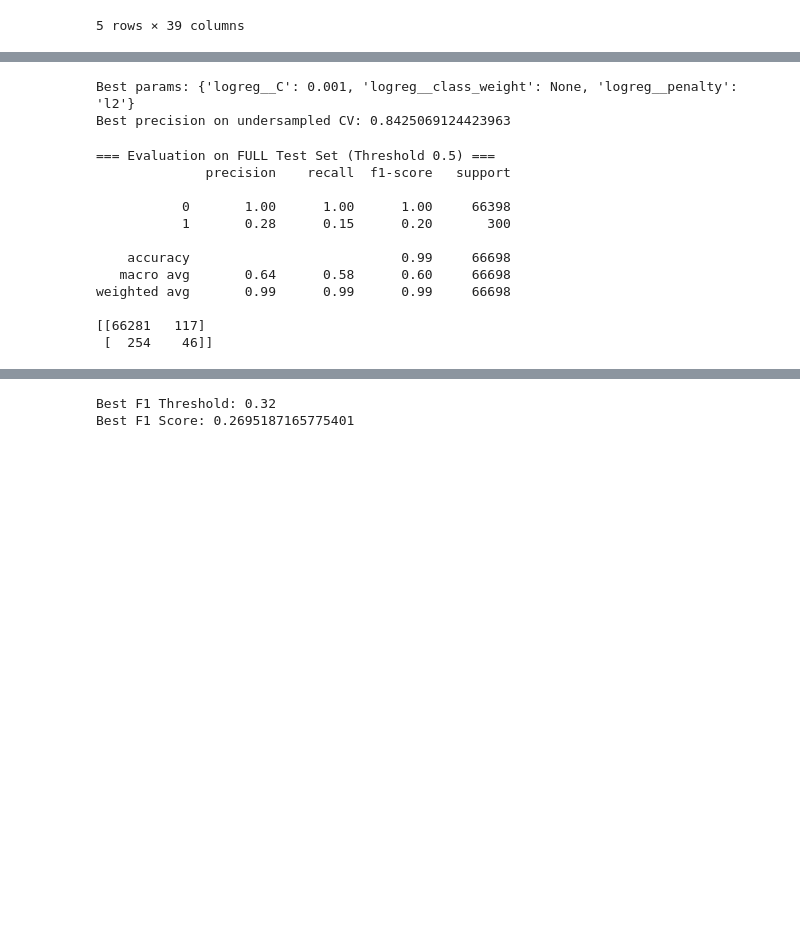
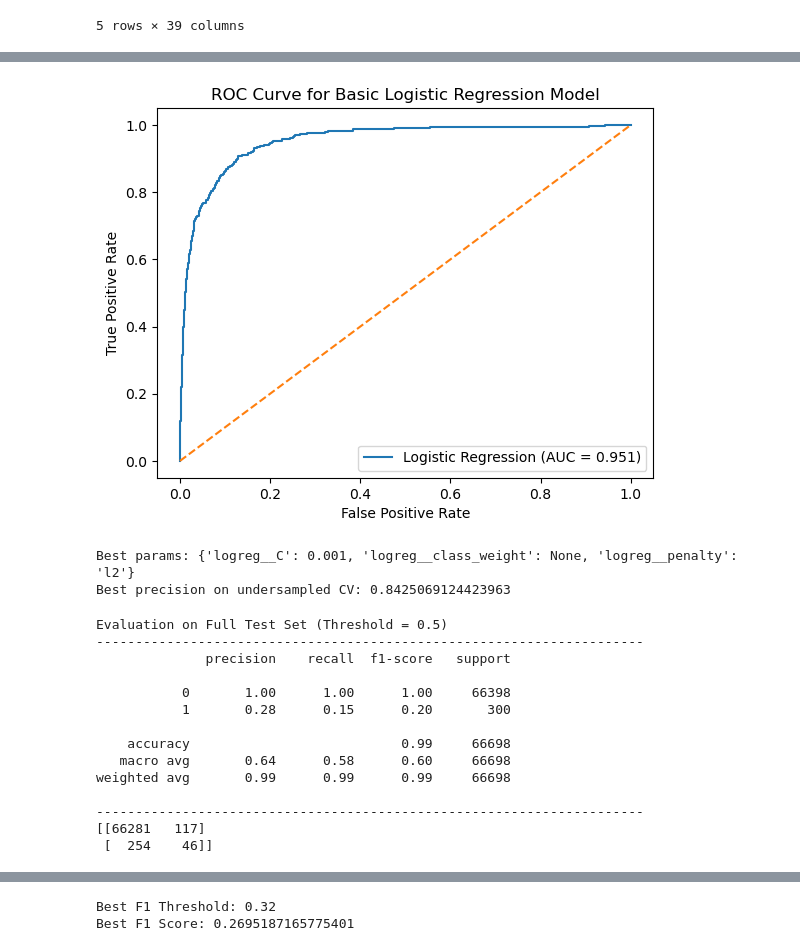
Before and after one commit to carlo88uy/NBA-Triple-Double-Prediction, a Jupyter notebook: notebook/modeling.ipynb, the cells around one changed output, grey strips where cells are left out. Drawn from its saved outputs; the diff is of its cells as text; code cells hidden in the pictures; blank space fills up the shorter version.

```diff
--- a/notebook/modeling.ipynb
+++ b/notebook/modeling.ipynb
@@ -93,24 +106,20 @@ Final Feature Columns:
 # %%
 df_final.to_csv("data/cleaned_dataset.csv", index = False)
 # %%
-from sklearn.linear_model import LogisticRegression
-from sklearn.metrics import roc_auc_score, roc_curve, classification_report, confusion_matrix
+# Testing basic initial logistic regression model
 
 X = df_final.drop(columns = "TRIPLE-DOUBLE")
 y = df_final["TRIPLE-DOUBLE"]
 X_train, X_test, Y_train, Y_test = train_test_split(X, y, test_size = 0.25, stratify = y, random_state = 42)
 
-train_df = X_train.copy()
-train_df["TRIPLE-DOUBLE"] = Y_train
+basic_log = LogisticRegression(random_state = 42, max_iter = 1000, penalty = 'l2', class_weight = 'balanced')
+basic_log.fit(X_train, Y_train)
 
-df0 = train_df[train_df["TRIPLE-DOUBLE"] == 0]
-df1 = train_df[train_df["TRIPLE-DOUBLE"] == 1]
+y_pred = basic_log.predict(X_test)
 
-# Undersampling 10 percent of non triple-doubles
-df0_small = df0.sample(frac=0.10, random_state=42)
+print("Evaluation of basic Logistic Regression Model")
+print("-"*70)
+print(classification_report(Y_test, y_pred))
 
-train_small = pd.concat([df0_small, df1]).sample(frac=1, random_state=42)
-
-# Re-separate
-X_train_small = train_small.drop("TRIPLE-DOUBLE", axis=1)
-y_train_small = train_small["TRIPLE-DOUBLE"]
+print("-"*70)
+print(confusion_matrix(Y_test, y_pred))
@@ -116,0 +141,17 @@ y_train_small = train_small["TRIPLE-DOUBLE"]
+# %%
+# Basic Logistic Regression ROC Curve
+y_proba_lr = basic_log.predict_proba(X_test)[:, 1]
+
+fpr_lr, tpr_lr, _ = roc_curve(Y_test, y_proba_lr)
+auc_lr = roc_auc_score(Y_test, y_proba_lr)
+
+plt.figure()
+plt.plot(fpr_lr, tpr_lr, label=f"Logistic Regression (AUC = {auc_lr:.3f})")
+plt.plot([0, 1], [0, 1], linestyle="--")
+plt.xlabel("False Positive Rate")
+plt.ylabel("True Positive Rate")
+plt.title("ROC Curve for Basic Logistic Regression Model")
+plt.legend()
+plt.show()
+# %% [output]
+[figure, added]
@@ -152,14 +207,18 @@ best_model.fit(X_train_small, y_train_small)
 
 y_prob = best_model.predict_proba(X_test)[:, 1]
 
-# Default threshold = 0.5
+# Use default threshold
 y_pred_default = (y_prob > 0.5).astype(int)
 
-print("\n=== Evaluation on FULL Test Set (Threshold 0.5) ===")
+print("Evaluation on Full Test Set (Threshold = 0.5)")
+print("-"*70)
 print(classification_report(Y_test, y_pred_default))
+
+print("-"*70)
 print(confusion_matrix(Y_test, y_pred_default))
 # %% [output]
-=== Evaluation on FULL Test Set (Threshold 0.5) ===
+Evaluation on Full Test Set (Threshold = 0.5)
+----------------------------------------------------------------------
               precision    recall  f1-score   support
 
            0       1.00      1.00      1.00     66398
@@ -169,5 +228,6 @@ print(confusion_matrix(Y_test, y_pred_default))
    macro avg       0.64      0.58      0.60     66698
 weighted avg       0.99      0.99      0.99     66698
 
+----------------------------------------------------------------------
 [[66281   117]
  [  254    46]]
```
Also changed, not shown: parts of 13 cells of this notebook.
